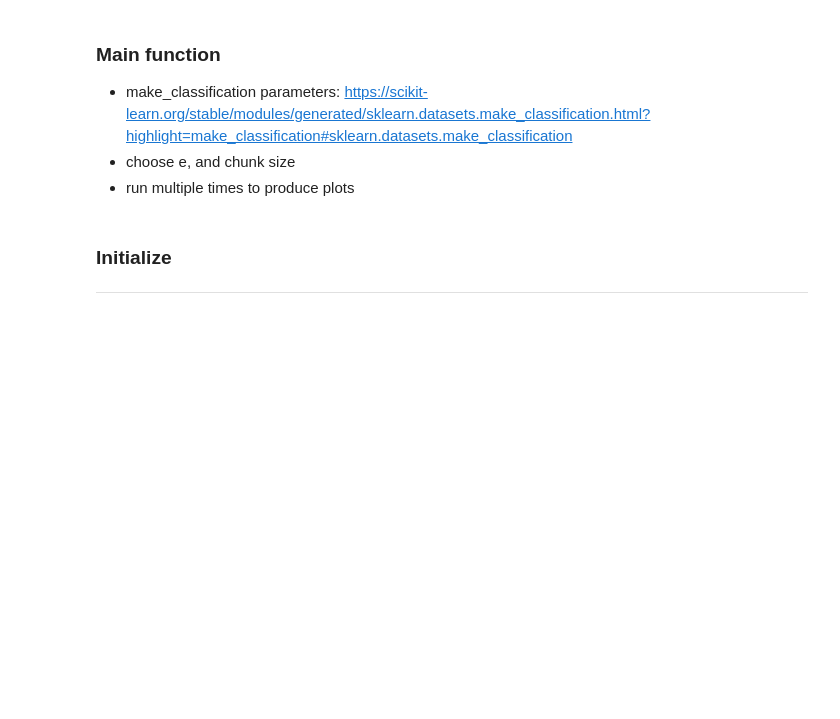
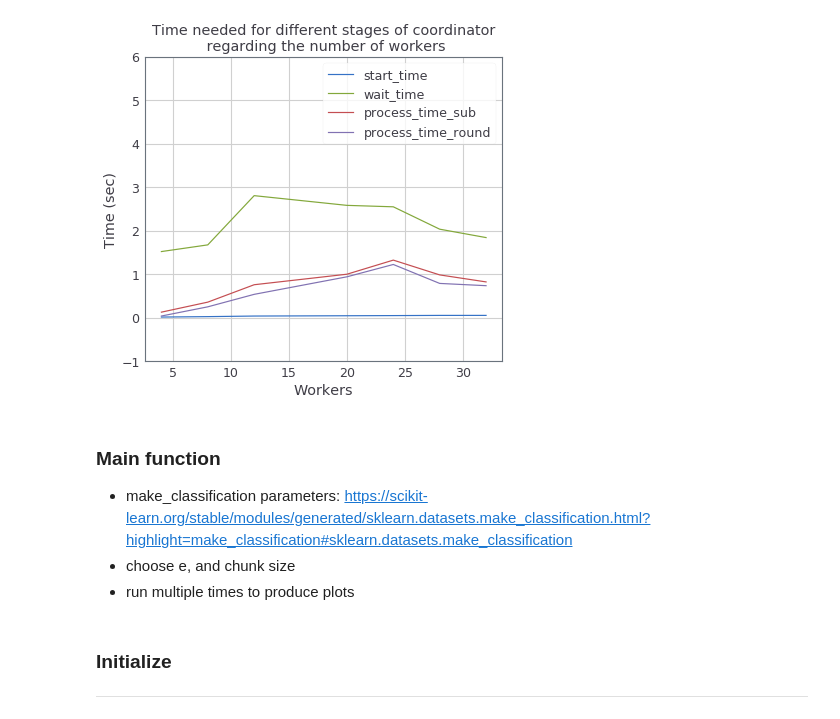
Before and after one commit to KampiotiSofia/svm, a Jupyter notebook: project/dask.ipynb, the cells around one changed output. Saved outputs shown, nothing was run; the diff lists cells and outputs as text; code cells hidden in the pictures; blank space fills up the shorter version.

Commit message:
+plot times

```diff
--- a/project/dask.ipynb
+++ b/project/dask.ipynb
@@ -15,0 +17,20 @@ client
+# %%
+# df= pd.DataFrame(columns=['n_workers','rounds','subrounds', 'start_time', 'wait_time',
+#                           'process_time_sub','process_time_round'])
+# df.to_csv('data.csv',index=False)
+
+df=pd.read_csv('data.csv')
+# df = df.drop(df.index[0])
+# df = df.sort_values(by=['n_workers'])
+# df = df.drop(df.index[3])
+# df.to_csv('data.csv',index=False)
+# fig, ax = plt.subplots(figsize=(8,6))
+# df = df.groupby(['n_workers']).mean().plot(kind='line', ax=ax)
+# ax.set_ylim(-1,2)
+# ax.set_ylabel('Time (sec)')
+# ax.set_xlabel('Workers')
+# ax.set_title("Time needed for different stages of coordinator\n regarding the number of workers")
+# plt.savefig('B_'+"Plots/Times_try2")
+# df = df.groupby(['n_workers']).mean()
+# df= df.reset_index()
+df
@@ -16,3 +49,19 @@ client
+# %%
+jtplot.style(theme='grade3')
+ax = plt.gca()
+
+df.plot(kind='line',x='n_workers',y='start_time',ax=ax)
+df.plot(kind='line',x='n_workers',y='wait_time', ax=ax)
+df.plot(kind='line',x='n_workers',y='process_time_sub', ax=ax)
+df.plot(kind='line',x='n_workers',y='process_time_round', ax=ax)
+ax.set_ylim(-1,6)
+ax.set_ylabel('Time (sec)')
+ax.set_xlabel('Workers')
+ax.set_title("Time needed for different stages of coordinator\n regarding the number of workers")
+
+plt.show()
+# %% [output]
+[figure, added]
 # %% [markdown]
 ### Main function
 - make_classification parameters: https://scikit-learn.org/stable/modules/generated/sklearn.datasets.make_classification.html?highlight=make_classification#sklearn.datasets.make_classification
```
Also changed, not shown: parts of 10 cells of this notebook, 2 other files.
